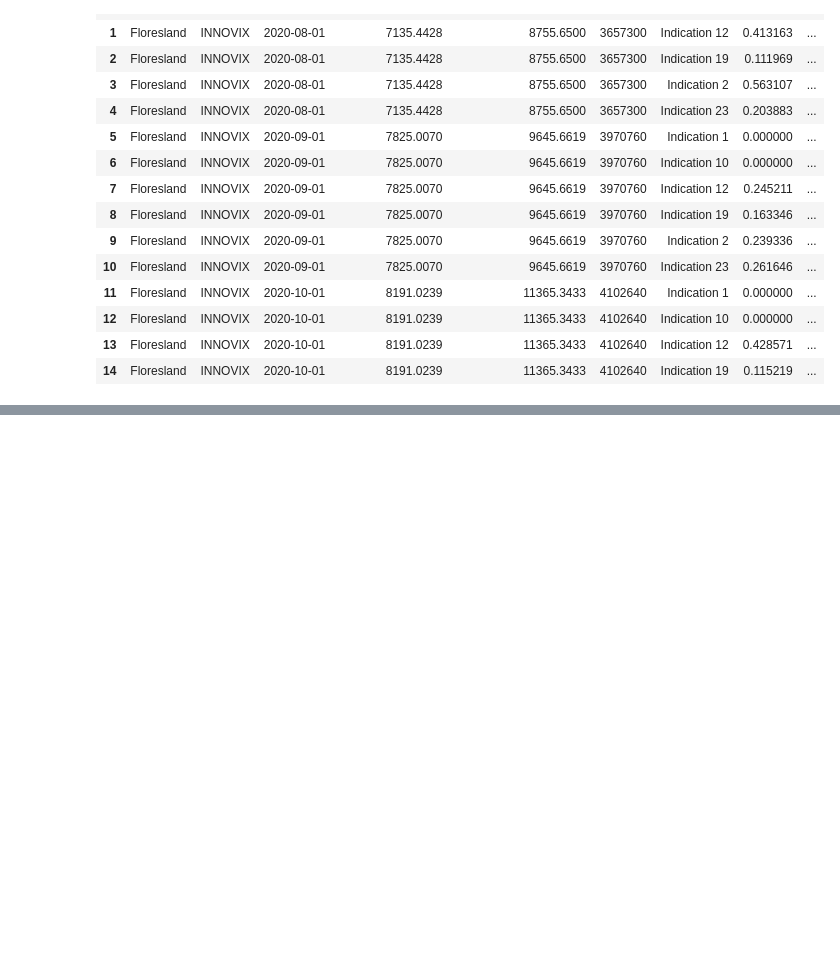
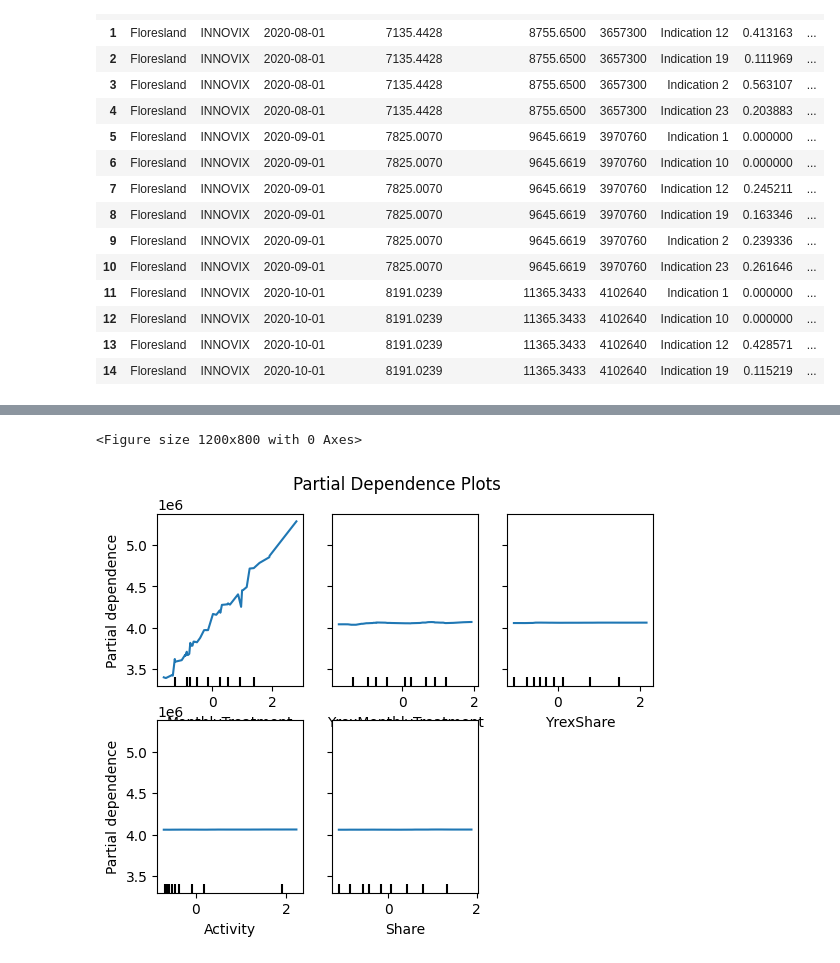
Before and after one commit to BrunoManzano/LauzHack, a Jupyter notebook: notebooks/DataExploration_INNOVIX_Elbonie.ipynb, the cells around one changed output, grey strips where cells are left out. Drawn from its saved outputs; the diff is of its cells as text; code cells hidden in the pictures; blank space fills up the shorter version.

```diff
--- a/notebooks/DataExploration_INNOVIX_Elbonie.ipynb
+++ b/notebooks/DataExploration_INNOVIX_Elbonie.ipynb
@@ -438,0 +543,13 @@ OSError: Cannot save file into a non-existent directory: '..\data\processed'
+# %%
+from sklearn.inspection import PartialDependenceDisplay
+
+# Create a plot for the most important features
+plt.figure(figsize=(12, 8))
+PartialDependenceDisplay.from_estimator(model, X_train, features=feature_importance_df['Feature'][:5],  # Top 5 features
+                                        feature_names=X.columns, grid_resolution=50)
+plt.suptitle('Partial Dependence Plots')
+plt.subplots_adjust(top=0.9)  # Adjust title position
+plt.show()
+# %% [output]
+<Figure size 1200x800 with 0 Axes>
+[figure, added]
```
Also changed, not shown: parts of 23 cells of this notebook.
